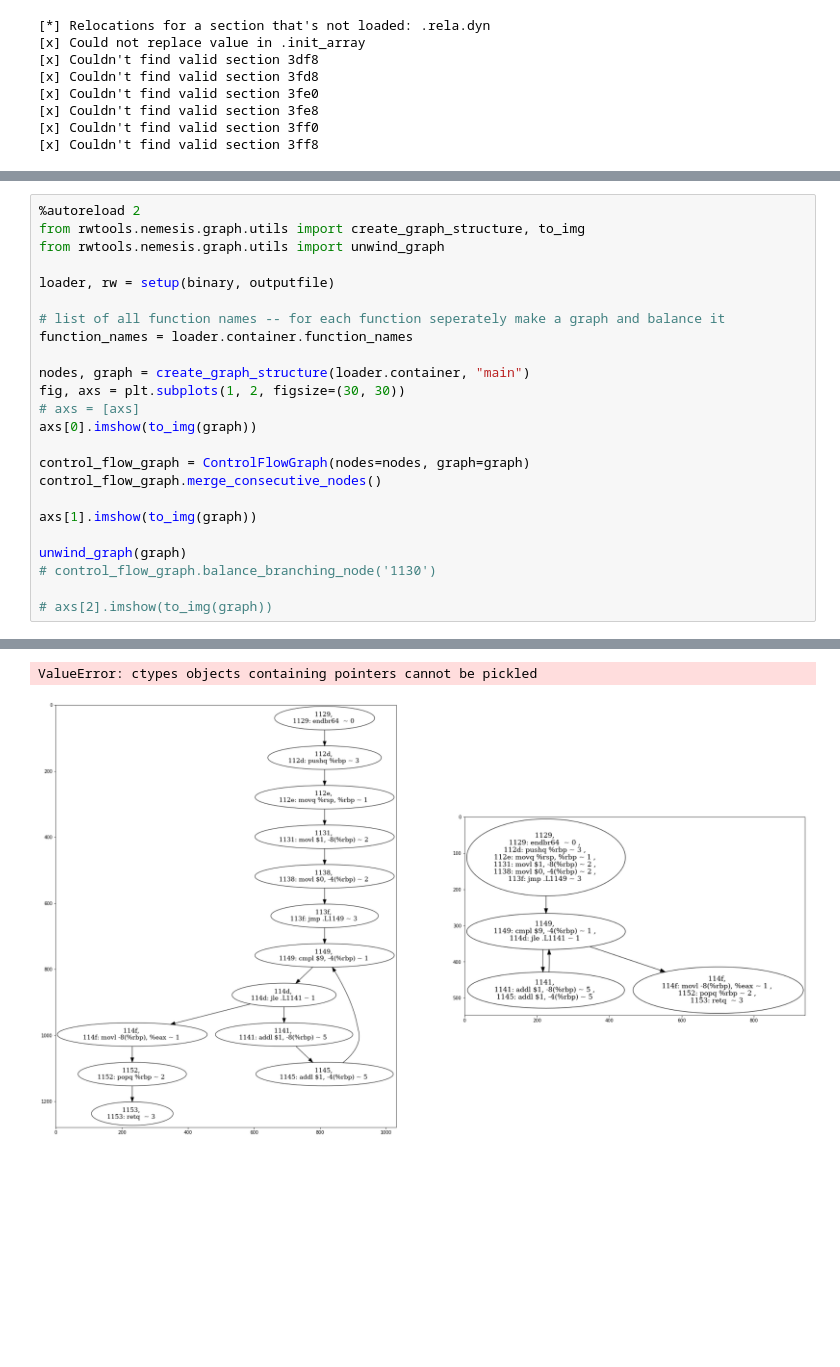
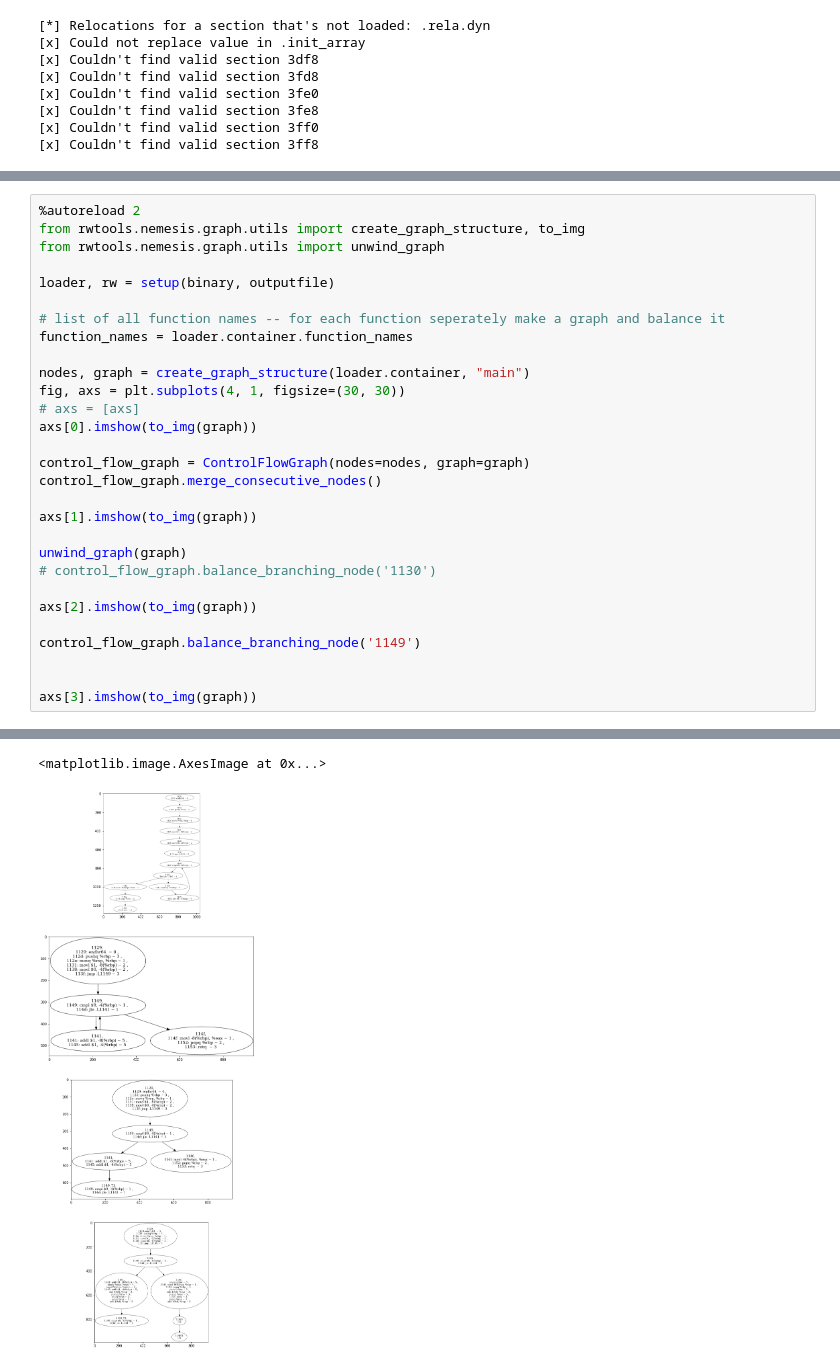
Before and after one commit to DBGilles/NemesisRetroWrite, a Jupyter notebook: retrowrite/rwtools/nemesis/samples_notebooks/4.0-simple_loop.ipynb, the cells around one changed output, grey strips where cells are left out. Cells and saved outputs as stored; diff of their text form; blank space fills up the shorter version.

```diff
--- a/retrowrite/rwtools/nemesis/samples_notebooks/4.0-simple_loop.ipynb
+++ b/retrowrite/rwtools/nemesis/samples_notebooks/4.0-simple_loop.ipynb
@@ -72,7 +70,7 @@ loader, rw = setup(binary, outputfile)
 function_names = loader.container.function_names
 
 nodes, graph = create_graph_structure(loader.container, "main")
-fig, axs = plt.subplots(1, 2, figsize=(30, 30))
+fig, axs = plt.subplots(4, 1, figsize=(30, 30))
 # axs = [axs]
 axs[0].imshow(to_img(graph))
 
@@ -84,7 +82,12 @@ axs[1].imshow(to_img(graph))
 unwind_graph(graph)
 # control_flow_graph.balance_branching_node('1130')
 
-# axs[2].imshow(to_img(graph))
+axs[2].imshow(to_img(graph))
+
+control_flow_graph.balance_branching_node('1149')
+
+
+axs[3].imshow(to_img(graph))
 # %% [output]
 [*] Relocations for a section that's not loaded: .rela.dyn
 [x] Could not replace value in .init_array
@@ -97,5 +103,5 @@ unwind_graph(graph)
-ValueError: ctypes objects containing pointers cannot be pickled
+<matplotlib.image.AxesImage at 0x...>
-[figure, old version]
+[figure, new version]
 # %%
 import copy
 
```
Also changed, not shown: parts of 3 cells of this notebook, 6 other files.
